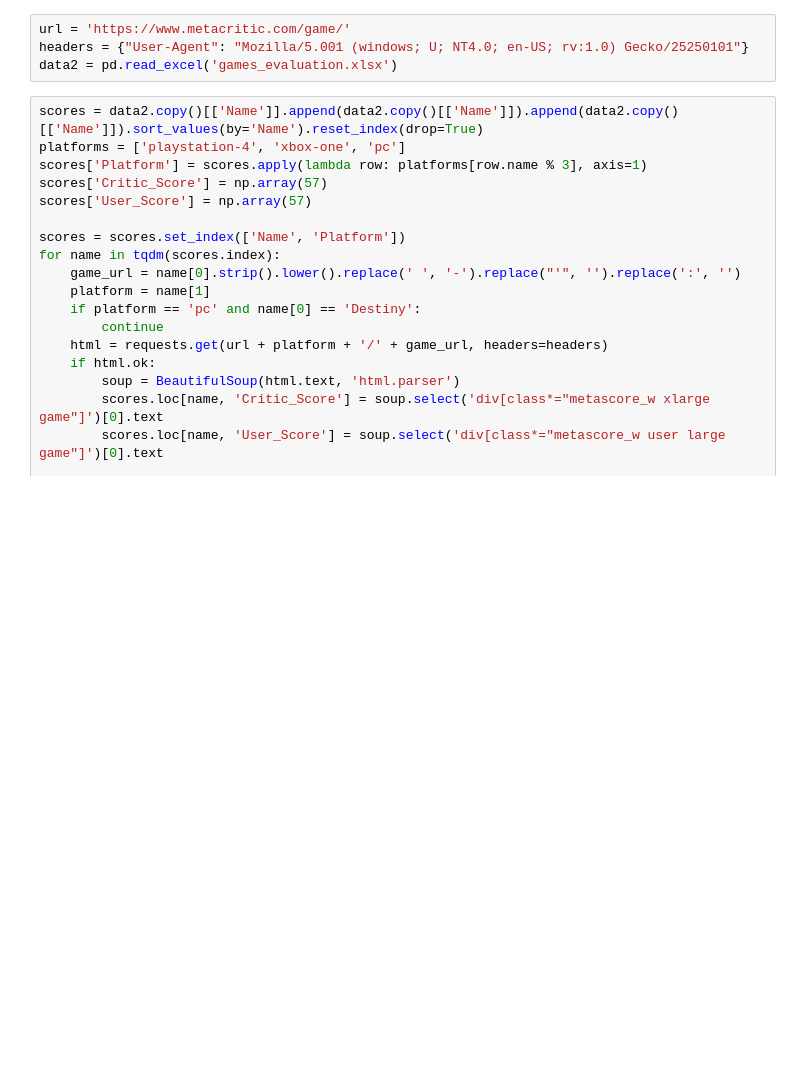
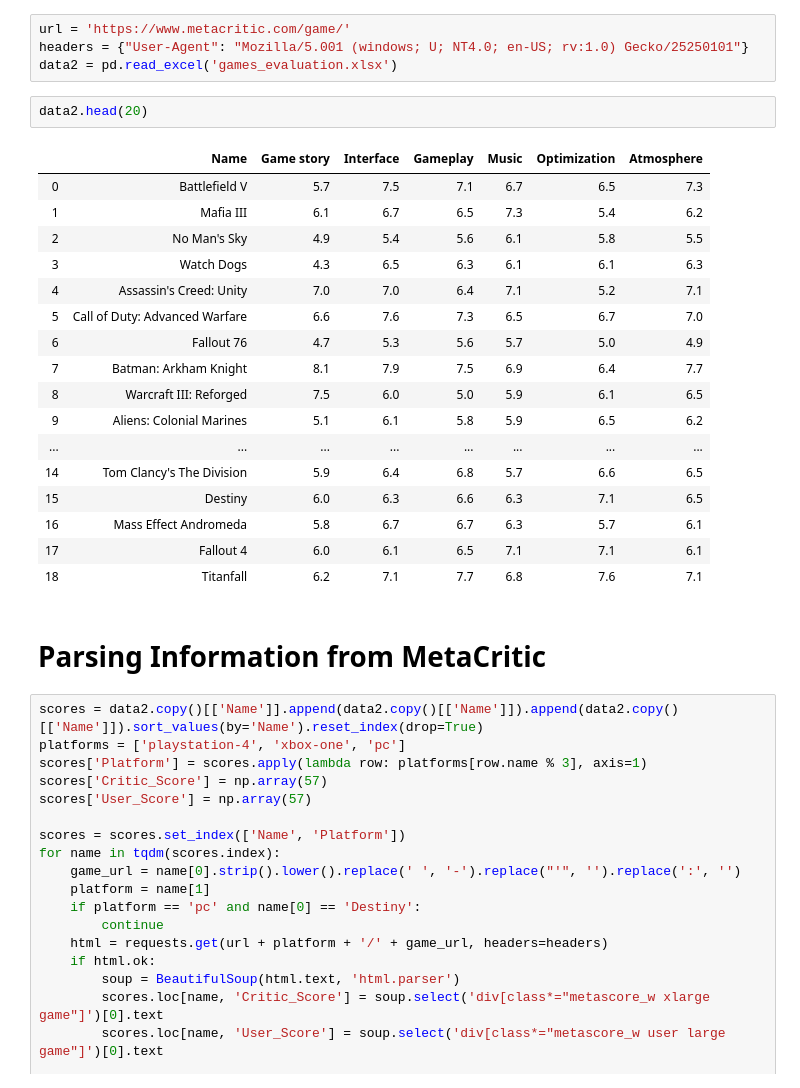
Before and after one commit to allarron/ds-project, a Jupyter notebook: video_games.ipynb, the cells around one changed output. Drawn from its saved outputs; the diff is of its cells as text; blank space fills up the shorter version.

```diff
--- a/video_games.ipynb
+++ b/video_games.ipynb
@@ -184,6 +267,28 @@ plt.show()
 url = 'https://www.metacritic.com/game/'
 headers = {"User-Agent": "Mozilla/5.001 (windows; U; NT4.0; en-US; rv:1.0) Gecko/25250101"}
 data2 = pd.read_excel('games_evaluation.xlsx')
+# %%
+data2.head(20)
+# %% [output]
+|  | Name | Game story | Interface | Gameplay | Music | Optimization | Atmosphere |
+| 0 | Battlefield V | 5.7 | 7.5 | 7.1 | 6.7 | 6.5 | 7.3 |
+| 1 | Mafia III | 6.1 | 6.7 | 6.5 | 7.3 | 5.4 | 6.2 |
+| 2 | No Man's Sky | 4.9 | 5.4 | 5.6 | 6.1 | 5.8 | 5.5 |
+| 3 | Watch Dogs | 4.3 | 6.5 | 6.3 | 6.1 | 6.1 | 6.3 |
+| 4 | Assassin's Creed: Unity | 7.0 | 7.0 | 6.4 | 7.1 | 5.2 | 7.1 |
+| 5 | Call of Duty: Advanced Warfare | 6.6 | 7.6 | 7.3 | 6.5 | 6.7 | 7.0 |
+| 6 | Fallout 76 | 4.7 | 5.3 | 5.6 | 5.7 | 5.0 | 4.9 |
+| 7 | Batman: Arkham Knight | 8.1 | 7.9 | 7.5 | 6.9 | 6.4 | 7.7 |
+| 8 | Warcraft III: Reforged | 7.5 | 6.0 | 5.0 | 5.9 | 6.1 | 6.5 |
+| 9 | Aliens: Colonial Marines | 5.1 | 6.1 | 5.8 | 5.9 | 6.5 | 6.2 |
+| ... | ... | ... | ... | ... | ... | ... | ... |
+| 14 | Tom Clancy's The Division | 5.9 | 6.4 | 6.8 | 5.7 | 6.6 | 6.5 |
+| 15 | Destiny | 6.0 | 6.3 | 6.6 | 6.3 | 7.1 | 6.5 |
+| 16 | Mass Effect Andromeda | 5.8 | 6.7 | 6.7 | 6.3 | 5.7 | 6.1 |
+| 17 | Fallout 4 | 6.0 | 6.1 | 6.5 | 7.1 | 7.1 | 6.1 |
+| 18 | Titanfall | 6.2 | 7.1 | 7.7 | 6.8 | 7.6 | 7.1 |
+# %% [markdown]
+# Parsing Information from MetaCritic
 # %%
 scores = data2.copy()[['Name']].append(data2.copy()[['Name']]).append(data2.copy()[['Name']]).sort_values(by='Name').reset_index(drop=True)
 platforms = ['playstation-4', 'xbox-one', 'pc']
```
Also changed, not shown: parts of 24 cells of this notebook.
